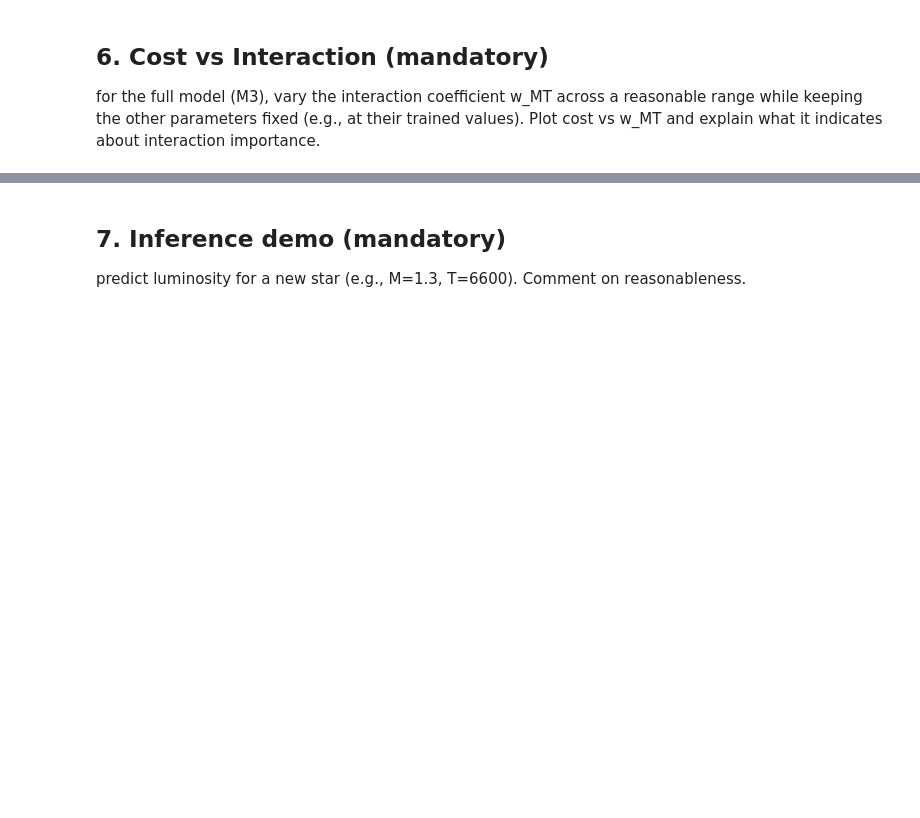
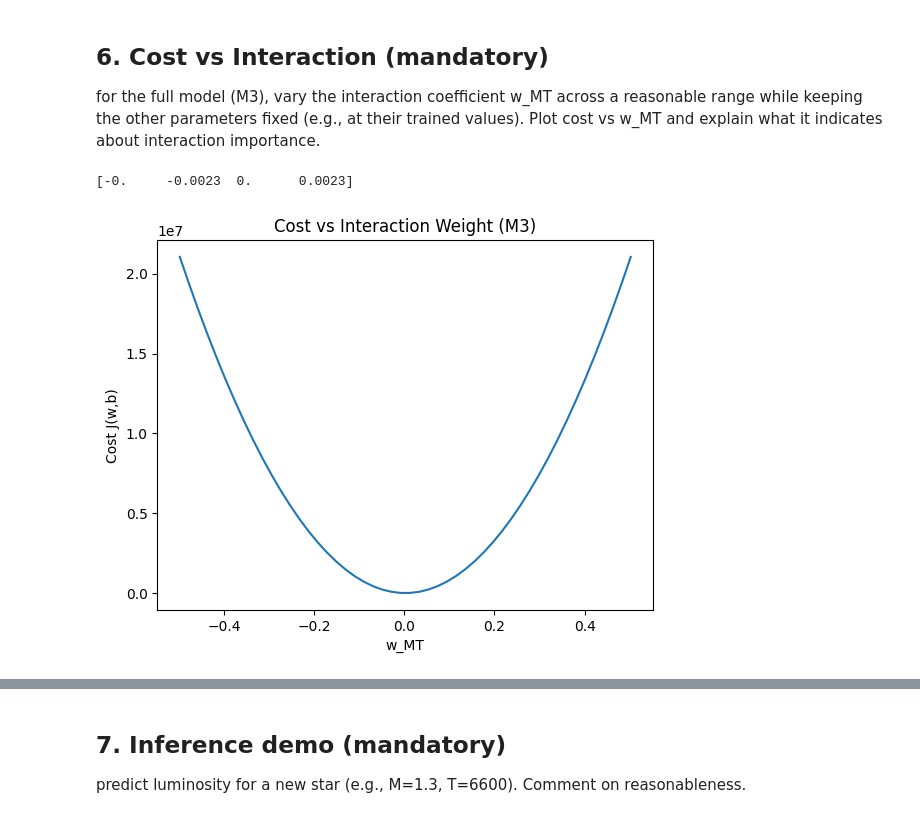
Before and after one commit to tulio3101/TDSE-01, a Jupyter notebook: 02_part2_polyreg.ipynb, the cells around one changed output, grey strips where cells are left out. Cells and saved outputs as stored; diff of their text form; code cells hidden in the pictures; blank space fills up the shorter version.

```diff
--- a/02_part2_polyreg.ipynb
+++ b/02_part2_polyreg.ipynb
@@ -395,3 +394,24 @@ plt.show()
 ## 6. Cost vs Interaction (mandatory)
 
 for the full model (M3), vary the interaction coefficient w_MT across a reasonable range while keeping the other parameters fixed (e.g., at their trained values). Plot cost vs w_MT and explain what it indicates about interaction importance.
+# %%
+m = M3.shape[0]
+base = w_m3[3]
+w_mt_vals = np.linspace(base - 0.5, base + 0.5, 50)
+
+W = np.tile(w_m3, (w_mt_vals.size, 1))
+W[:, 3] = w_mt_vals
+
+preds = M3 @ W.T + b_m3
+errors = preds - L.reshape(-1,1)
+costs = np.sum(errors ** 2, axis=0) / (2 * m)
+
+plt.figure()
+plt.plot(w_mt_vals, costs)
+plt.xlabel("w_MT")
+plt.ylabel("Cost J(w,b)")
+plt.title("Cost vs Interaction Weight (M3)")
+plt.show()
+# %% [output]
+[-0.     -0.0023  0.      0.0023]
+[figure, added]
```
Also changed, not shown: parts of 6 cells of this notebook, 1 other file.
